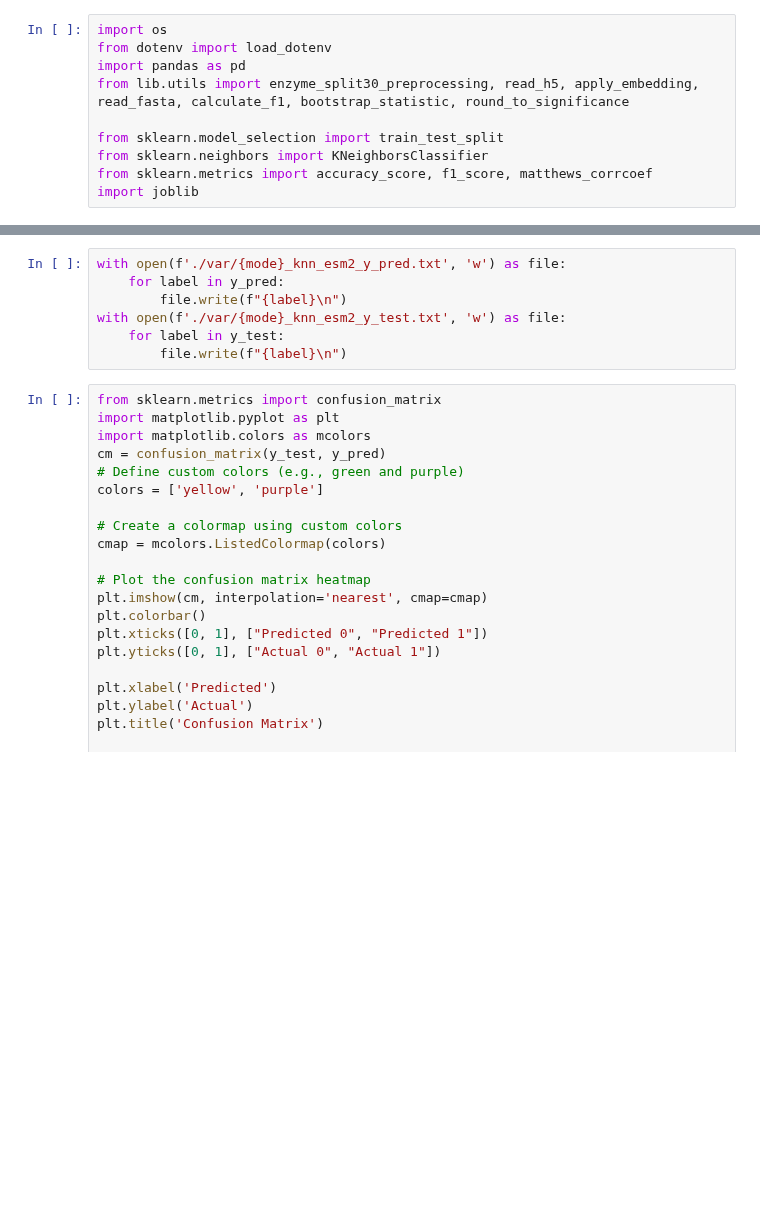
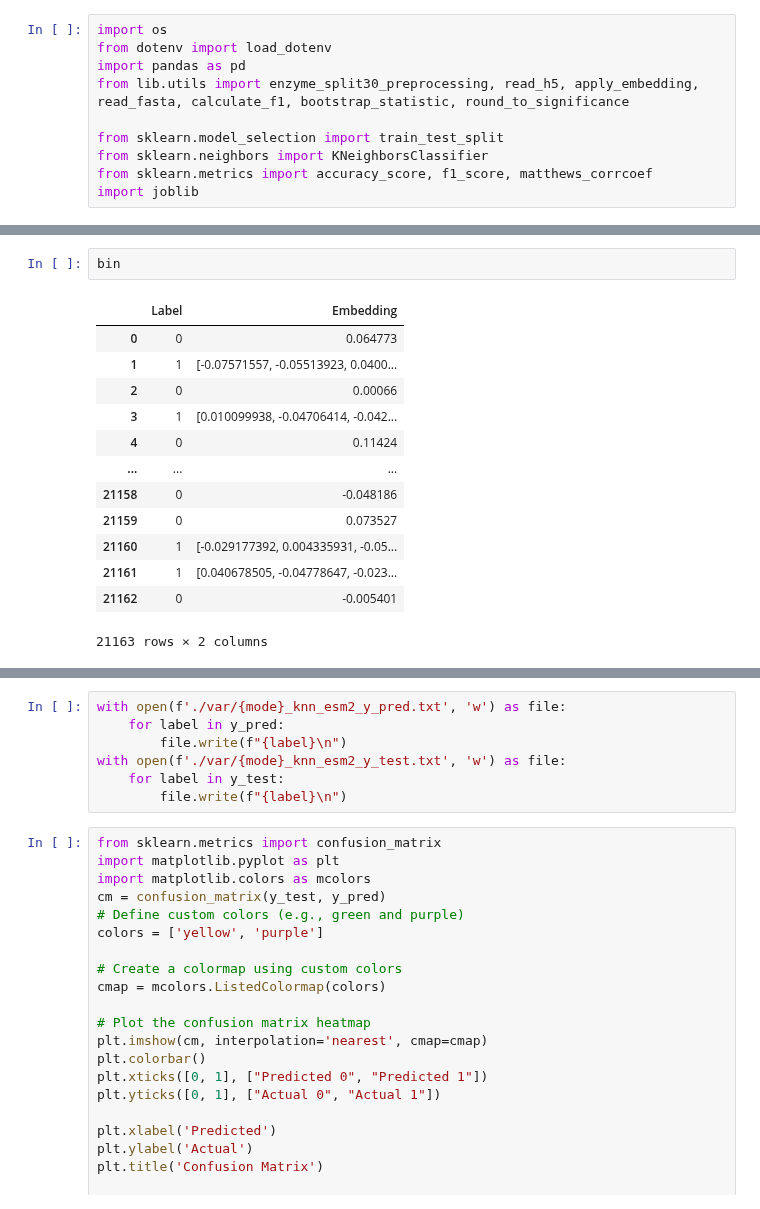
Before and after one commit to github4touchdouble/nnet-enzyme, a Jupyter notebook: KNN/knn_esm2.ipynb, the cells around one changed output, grey strips where cells are left out. Cells and saved outputs as stored; diff of their text form; blank space fills up the shorter version.

```diff
--- a/KNN/knn_esm2.ipynb
+++ b/KNN/knn_esm2.ipynb
@@ -78,3 +86,19 @@ elif mode == "test":
+# %%
+bin
+# %% [output]
+|  | Label | Embedding |
+| 0 | 0 | 0.064773 |
+| 1 | 1 | [-0.07571557, -0.05513923, 0.0400... |
+| 2 | 0 | 0.00066 |
+| 3 | 1 | [0.010099938, -0.04706414, -0.042... |
+| 4 | 0 | 0.11424 |
+| ... | ... | ... |
+| 21158 | 0 | -0.048186 |
+| 21159 | 0 | 0.073527 |
+| 21160 | 1 | [-0.029177392, 0.004335931, -0.05... |
+| 21161 | 1 | [0.040678505, -0.04778647, -0.023... |
+| 21162 | 0 | -0.005401 |
+21163 rows × 2 columns
 # %%
 if mode == "train":
     k = 7
```
Also changed, not shown: parts of 8 cells of this notebook, 2 other files.
